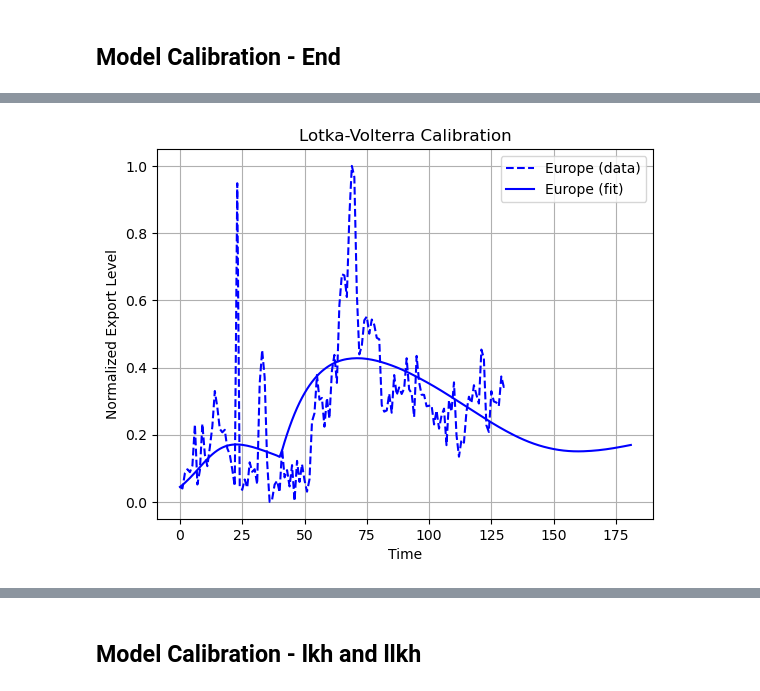
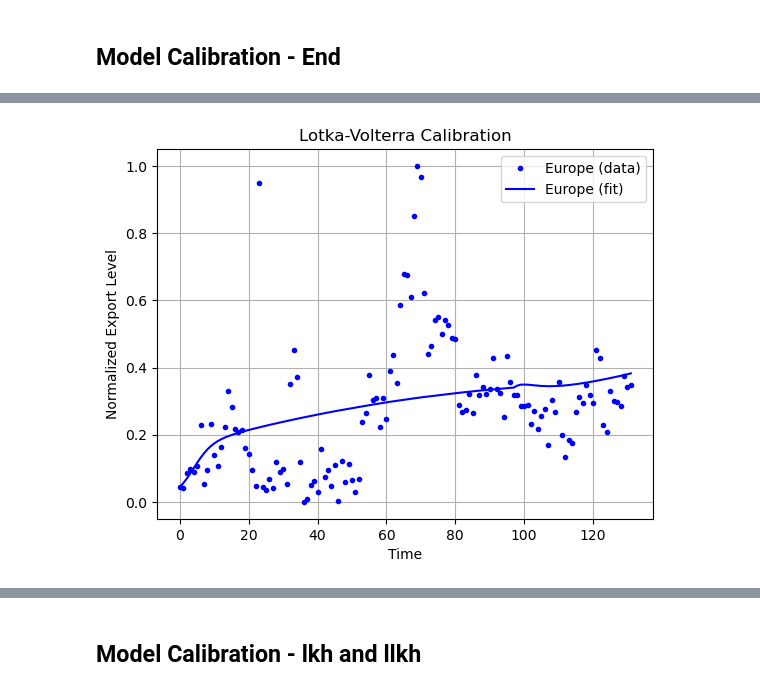
Before and after one commit to LeonardoPolverari/simulation_project, a Jupyter notebook: notebooks/angius_new.ipynb, the cells around one changed output, grey strips where cells are left out. Cells and saved outputs as stored; diff of their text form; code cells hidden in the pictures.

```diff
--- a/notebooks/angius_new.ipynb
+++ b/notebooks/angius_new.ipynb
@@ -207,7 +227,7 @@ params = {
 }
 
 # Initial conditions (example, adjust as needed)
-X0 = df_normalized.iloc[0, 1:].values.tolist()
+X0 = df_normalized.iloc[0, 1:].values.tolist()  # Use the first row of normalized data as initial conditions
 
 # Time span and evaluation points
 t_span = (0, 100)
@@ -215,9 +235,9 @@ t_eval = np.linspace(*t_span, 500)
 
 # Solve the system
 sol = solve_ivp(
-    fun=lambda t, X: lotka_volterra_with_tariffs_end(t, X, **params),
+    fun=lambda t, X: lotka_volterra_with_tariffs_end(t, X, df_tariffs, **params),
     t_span=t_span,
-    y0=X0,  # Initial conditions for exports and tariffs
+    y0=X0,
     t_eval=t_eval,
     method='RK45'
 )
@@ -249,22 +269,28 @@ southeastasia_data = df_normalized['SoutheastAsia']
 data = np.vstack([china_data, europe_data, jpkr_data, southeastasia_data])  # shape (4, T)
 t_data = np.linspace(0, len(china_data)-1, len(china_data))  # e.g. months
 # %%
-def residuals(params, X0, t_data, data):
+def residuals(params, X0, tariffs, t_data, data):
     r1, r2, r3, r4 = params[:4]
     a11, a12, a13, a14 = params[4:8]
     a21, a22, a23, a24 = params[8:12]
     a31, a32, a33, a34 = params[12:16]
     a41, a42, a43, a44 = params[16:20]
-    b1, b2, b3, b4 = params[20:24]
+    b11, b12, b13, b14 = params[20:24]
+    b21, b22, b23, b24 = params[24:28]
+    b31, b32, b33, b34 = params[28:32]
+    b41, b42, b43, b44 = params[32:36]
 
     sol = solve_ivp(
         fun=lambda t, X: lotka_volterra_with_tariffs_end(
-            t, X, r1, r2, r3, r4,
+            t, X, tariffs, r1, r2, r3, r4,
             a11, a12, a13, a14,
             a21, a22, a23, a24,
             a31, a32, a33, a34,
             a41, a42, a43, a44,
-            b1, b2, b3, b4
+            b11, b12, b13, b14,
+            b21, b22, b23, b24,
+            b31, b32, b33, b34,
+            b41, b42, b43, b44
         ),
         t_span=(t_data[0], t_data[-1]),
         y0=X0,
@@ -277,21 +303,24 @@ def residuals(params, X0, t_data, data):
 
     return (sol.y - data).ravel()
 # %%
-# Initial guess for 4 regions: r1, r2, r3, r4, a11, a12, a13, a14, ..., a44 (total 20 params)
+# Initial guess for 4 regions: r1, r2, r3, r4, a11, a12, a13, a14, ..., b44 (total 36 params)
 initial_guess = [
     0.5, 0.3, 0.4, 0.35,   # r1, r2, r3, r4
     1.0, 0.6, 0.2, 0.3,    # a11, a12, a13, a14
     0.3, 1.0, 0.5, 0.4,    # a21, a22, a23, a24
     0.4, 0.2, 1.0, 0.5,    # a31, a32, a33, a34
     0.2, 0.3, 0.4, 1.0,    # a41, a42, a43, a44
-    0.1, 0.1, 0.1, 0.1     # b1, b2, b3, b4
+    0.1, 0.1, 0.1, 0.1,     # b11, b12, b13, b14
+    0.1, 0.1, 0.1, 0.1,     # b21, b22, b23, b24
+    0.1, 0.1, 0.1, 0.1,     # b31, b32, b33, b34
+    0.1, 0.1, 0.1, 0.1      # b41, b42, b43, b44
 ]
 
 # Initial export levels from your data
 X0 = data[:, 0]
 
 # Fit the model
-result = least_squares(residuals, initial_guess, args=(X0, t_data, data),
+result = least_squares(residuals, initial_guess, args=(X0, df_tariffs, t_data, data),
                        bounds=(0, 2))  # constrain params to be positive
 
 # Extract best-fit parameters
@@ -307,18 +340,8 @@ array([0.15717724, 0.15781015, 0.23114079, 0.16103592, 1.51067782,
 # %%
-t_data = np.linspace(0, len(china_data)+49, len(china_data)+50)  # e.g. months
+t_data = np.linspace(0, len(china_data)-1, len(china_data))  # e.g. months
 sol = solve_ivp(
-    fun=lambda t, X: lotka_volterra_with_tariffs_end(t, X, *fitted_params),
+    fun=lambda t, X: lotka_volterra_with_tariffs_end(t, X, df_tariffs, *fitted_params),
     t_span=(t_data[0], t_data[-1]),
     y0=X0,
     t_eval=t_data
 )
-
-# Plot
-plt.plot(t_data[:len(data[0])], data[0], 'r--', label='China (data)')
-plt.plot(t_data, sol.y[0], 'r-', label='China (fit)')
-plt.legend()
-plt.xlabel('Time')
-plt.ylabel('Normalized Export Level')
-plt.title('Lotka-Volterra Calibration')
-plt.grid(True)
-plt.show()
@@ -327,14 +360,14 @@ plt.show()
 # %%
-plt.plot(t_data[:len(data[1])], data[1], 'b--', label='Europe (data)')
+plt.plot(t_data[:len(data[1])], data[1], 'b.', label='Europe (data)')
 plt.plot(t_data, sol.y[1], 'b-', label='Europe (fit)')
 plt.legend()
 plt.xlabel('Time')
 plt.ylabel('Normalized Export Level')
 plt.title('Lotka-Volterra Calibration')
 plt.grid(True)
 plt.show()
 # %% [output]
-[figure, old version]
+[figure, new version]
 # %%
 plt.plot(t_data[:len(data[2])], data[2], 'g--', label='JP+KR (data)')
 plt.plot(t_data, sol.y[2], 'g-', label='JP+KR (fit)')
```
Also changed, not shown: parts of 9 cells of this notebook.
